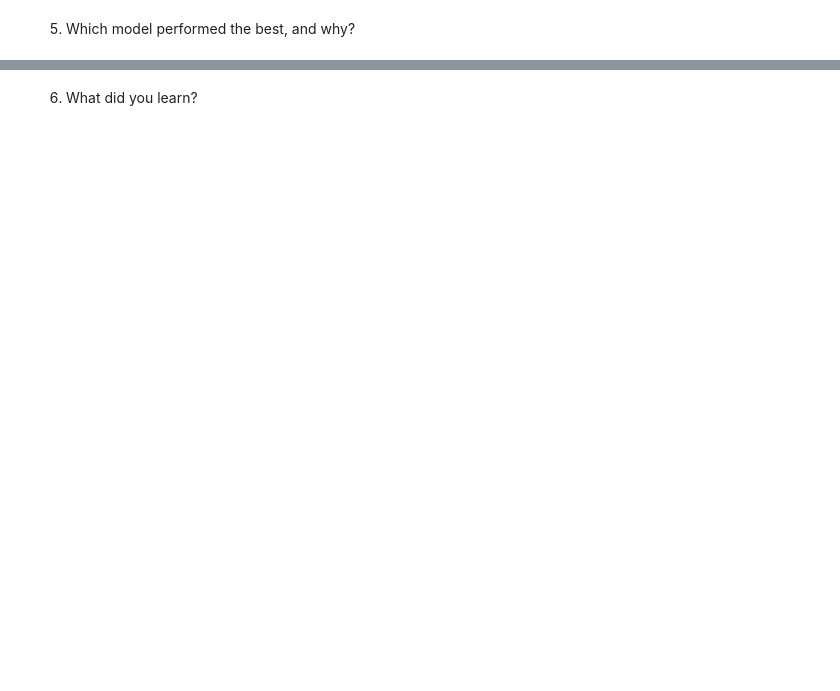
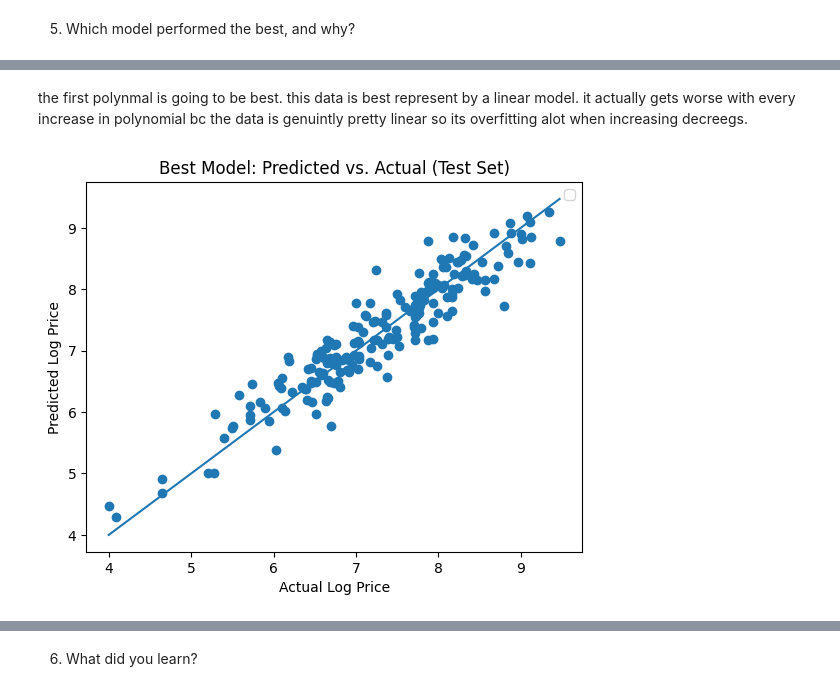
Before and after one commit to kenzkleczynski/week_8, a Jupyter notebook: Q3.ipynb, the cells around one changed output, grey strips where cells are left out. Drawn from its saved outputs; the diff is of its cells as text; code cells hidden in the pictures; blank space fills up the shorter version.

```diff
--- a/Q3.ipynb
+++ b/Q3.ipynb
@@ -67,2 +82,14 @@ df.describe()
+# %%
+# make list of just the numerical features
+numeric_cols = ['Study_Hours_per_Day', 'Sleep_Hours', 'Screen_Time_Hours', 'Gym_Hours_per_Week',
+                 'Attendance_Percentage', 'Stress_Level_1_to_10', 'Internal_Marks']
+
+# Define X and y
+X = df[numeric_cols] + cat_dummies
+#target is log price
+y = df['CGPA']
+
+# splitting
+X_train, X_test, y_train, y_test = train_test_split(X, y, test_size=0.2, random_state=42)
 # %% [markdown]
 4. Run a few regressions of your target/outcome variable on a variety of features/predictors. Compute the RMSE on the test set.
@@ -68,0 +138,15 @@ df.describe()
+# %%
+# third model - combined
+X_combined = pd.concat([df[numeric_cols], cat_dummies], axis=1)
+X_train_comb, X_test_comb, y_train_comb, y_test_comb = train_test_split(X_combined, y, test_size=0.2, random_state=42)
+model_comb = LinearRegression()
+model_comb.fit(X_train_comb, y_train_comb)
+y_pred_comb = model_comb.predict(X_test_comb)
+r2_comb_train = r2_score(y_train_comb, model_comb.predict(X_train_comb))
+r2_comb_test = r2_score(y_test_comb, y_pred_comb)
+rmse_comb = np.sqrt(mean_squared_error(y_test_comb, y_pred_comb))
+
+# FIXED: print the comb variables, not the cat ones
+print(f"Training R²:{r2_comb_train}")
+print(f"Test R²:{r2_comb_test}")
+print(f"Test RMSE:{rmse_comb}")
@@ -70,0 +234,17 @@ df.describe()
+# %% [markdown]
+the first polynmal is going to be best. this data is best represent by a linear model. it actually gets worse with every increase in polynomial bc the data is genuintly pretty linear so its overfitting alot when increasing decreegs.
+# %%
+#look into acutal adn predicted adn the kde breakdown
+# im gonna use the combined model from above
+#y_test_comb
+#y_pred_comb
+
+plt.scatter(y_test_comb, y_pred_comb)
+plt.plot([y_test_comb.min(), y_test_comb.max()], [y_test_comb.min(), y_test_comb.max()])
+plt.xlabel('Actual Log Price')
+plt.ylabel('Predicted Log Price')
+plt.title('Best Model: Predicted vs. Actual (Test Set)')
+plt.legend()
+plt.show()
+# %% [output]
+[figure, added]
```
Also changed, not shown: parts of 10 cells of this notebook, 3 other files.
